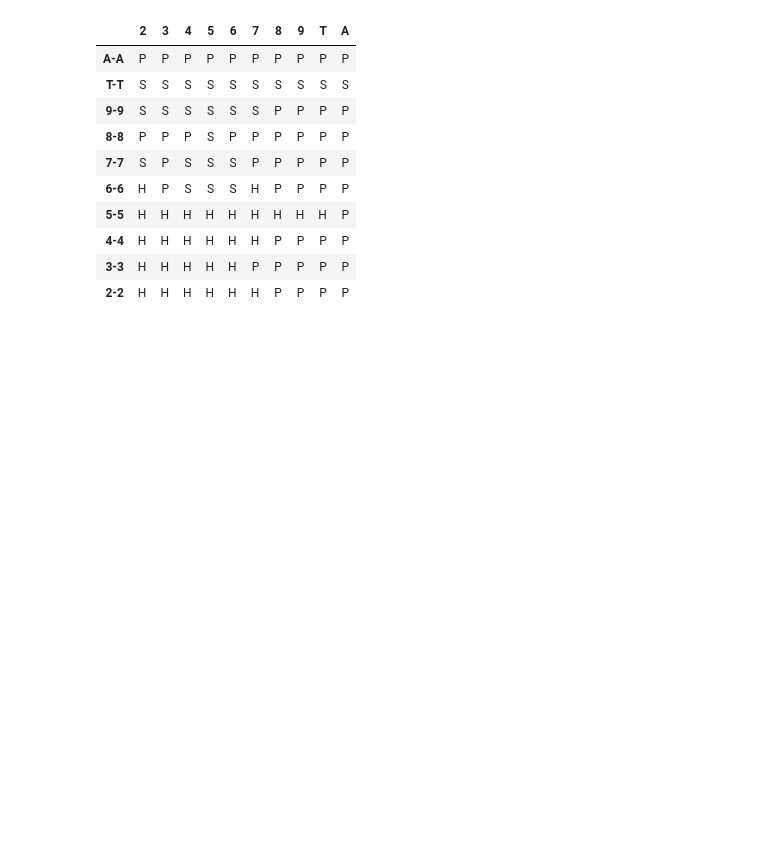
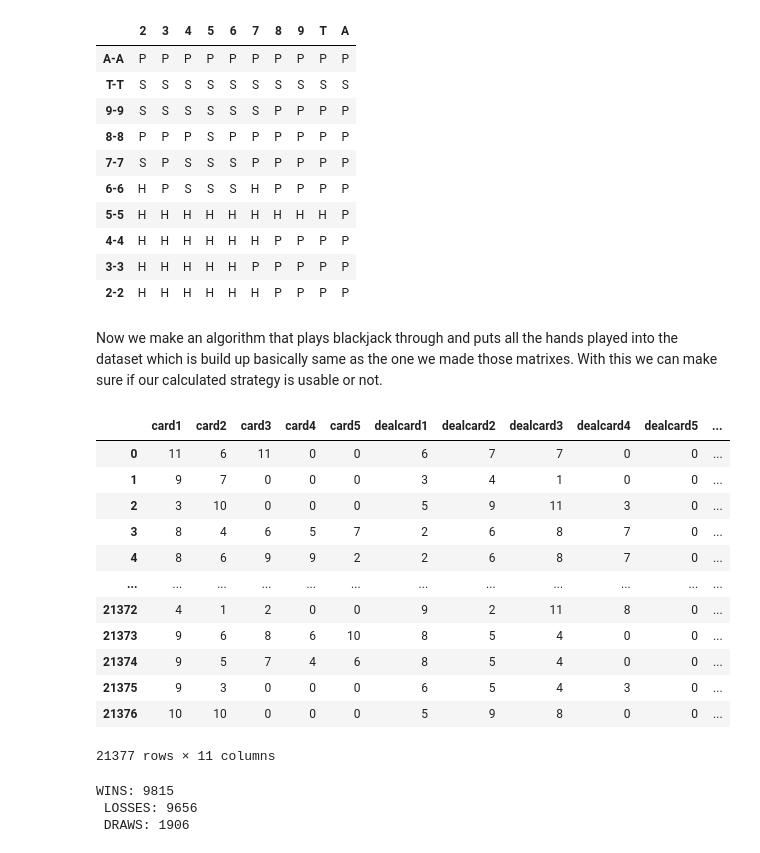
Before and after one commit to Kristjanp1/IDS-Blackjack, a Jupyter notebook: Blackjack.ipynb, the cells around one changed output. Cells and saved outputs as stored; diff of their text form; code cells hidden in the pictures; blank space fills up the shorter version.

```diff
--- a/Blackjack.ipynb
+++ b/Blackjack.ipynb
@@ -400,6 +382,8 @@ pairTable
 | 4-4 | H | H | H | H | H | H | P | P | P | P |
 | 3-3 | H | H | H | H | H | P | P | P | P | P |
 | 2-2 | H | H | H | H | H | H | P | P | P | P |
+# %% [markdown]
+Now we make an algorithm that plays blackjack through and puts all the hands played into the dataset which is build up basically same as the one we made those matrixes. With this we can make sure if our calculated strategy is usable or not.
 # %%
 
 def datamaker(plwinloss,dwinloss,dsumma,hand,hand1,hand2,playercards, playercards1, playercards2,dealercards,df,pairSplit):
@@ -988,11 +939,31 @@ def Blackjackplayer(iteratsioonide_arv):
 # %%
-n=Blackjackplayer(10000)
+n=Blackjackplayer(20000)
 display(n)
 
 wins = len(n[(n["winloss"]=="Win")].index)
 losses = len(n[(n["winloss"]=="Loss")].index)
 draws = len(n[(n["winloss"]=="Push")].index)
 
 print("WINS: "+str(wins)+
      "\n LOSSES: "+str(losses)+
      "\n DRAWS: "+str(draws))
+
+##Dealer cards are not showing quite correctly, but the results are based on both hands sum and they are compared
+#to each other, so the winloss is working correctly.
+# %% [output]
+|  | card1 | card2 | card3 | card4 | card5 | dealcard1 | dealcard2 | dealcard3 | dealcard4 | dealcard5 | ... |
+| 0 | 11 | 6 | 11 | 0 | 0 | 6 | 7 | 7 | 0 | 0 | ... |
+| 1 | 9 | 7 | 0 | 0 | 0 | 3 | 4 | 1 | 0 | 0 | ... |
+| 2 | 3 | 10 | 0 | 0 | 0 | 5 | 9 | 11 | 3 | 0 | ... |
+| 3 | 8 | 4 | 6 | 5 | 7 | 2 | 6 | 8 | 7 | 0 | ... |
+| 4 | 8 | 6 | 9 | 9 | 2 | 2 | 6 | 8 | 7 | 0 | ... |
+| ... | ... | ... | ... | ... | ... | ... | ... | ... | ... | ... | ... |
+| 21372 | 4 | 1 | 2 | 0 | 0 | 9 | 2 | 11 | 8 | 0 | ... |
+| 21373 | 9 | 6 | 8 | 6 | 10 | 8 | 5 | 4 | 0 | 0 | ... |
+| 21374 | 9 | 5 | 7 | 4 | 6 | 8 | 5 | 4 | 0 | 0 | ... |
+| 21375 | 9 | 3 | 0 | 0 | 0 | 6 | 5 | 4 | 3 | 0 | ... |
+| 21376 | 10 | 10 | 0 | 0 | 0 | 5 | 9 | 8 | 0 | 0 | ... |
+21377 rows × 11 columns
+WINS: 9815
+ LOSSES: 9656
+ DRAWS: 1906
```
Also changed, not shown: parts of 9 cells of this notebook.
